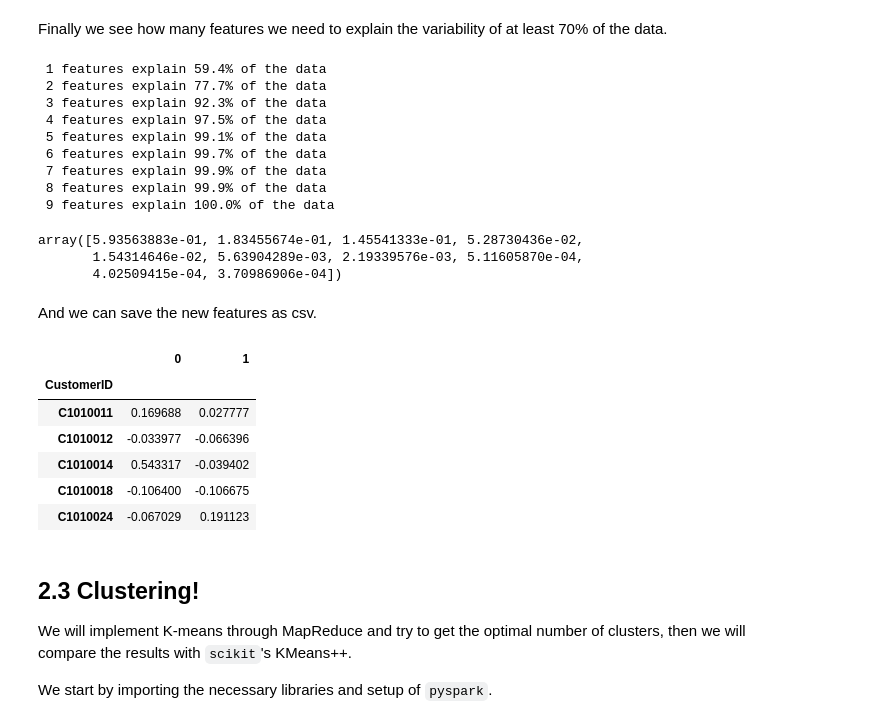
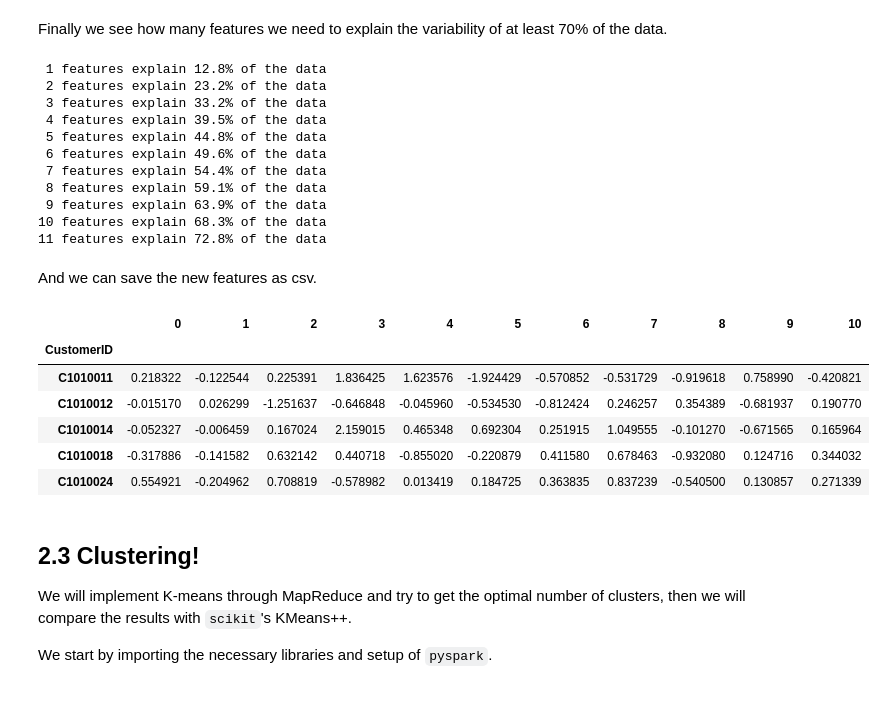
Before and after one commit to Mamiglia/ADM_HW_4, a Jupyter notebook: main.ipynb, the cells around one changed output. Cells and saved outputs as stored; diff of their text form; code cells hidden in the pictures.

```diff
--- a/main.ipynb
+++ b/main.ipynb
@@ -314,6 +334,0 @@ Now we build the Pipeline that will handle our preprocessing, as it can be seen
-# %%
-# categorical = custs.select_dtypes(exclude=['int', 'float']).columns
-# custs[categorical] = custs[categorical].astype('category')
-
-bool_cols = custs.select_dtypes(include=['bool']).columns
-custs[bool_cols] = custs[bool_cols].astype('str')
@@ -355,0 +383,17 @@ Pipeline(steps=[('columntransformer',
+# %%
+# Ordinal w/o location
+preprocess = make_column_transformer(
+    (OrdinalEncoder(
+        handle_unknown='use_encoded_value',
+        unknown_value=-1,
+        # min_frequency=1e-3,
+        ),col_selector(dtype_exclude=np.number)),
+    ('passthrough', col_selector(dtype_include=np.number))
+)
+pipe = make_pipeline(
+    preprocess,
+    MinMaxScaler(),
+    PCA(n_components=10)
+)
+
+pipe.fit(custs.loc[:, custs.columns != 'CleanLocation'])
@@ -357,47 +411,45 @@ Pipeline(steps=[('columntransformer',
 Finally we see how many features we need to explain the variability of at least 70% of the data.
 # %%
 n_features = 0
-pca_variance = pipe.named_steps['incrementalpca'].explained_variance_ratio_
+# pca_variance = pipe.named_steps['pca'].explained_variance_ratio_
+pca_variance = pipe.explained_inertia_
 
-for i in range(1,len(pca_variance)):
+for i in range(1,len(pca_variance)+1):
     variance_explained = pca_variance[:i].sum()
     print(f'{i:2} features explain {round(variance_explained*100,1)}% of the data')
     if n_features == 0 and variance_explained > .7:
         n_features = i
-
-pipe.named_steps['incrementalpca'].explained_variance_ratio_
 # %% [output]
- 1 features explain 59.4% of the data
- 2 features explain 77.7% of the data
- 3 features explain 92.3% of the data
- 4 features explain 97.5% of the data
- 5 features explain 99.1% of the data
- 6 features explain 99.7% of the data
- 7 features explain 99.9% of the data
- 8 features explain 99.9% of the data
- 9 features explain 100.0% of the data
+ 1 features explain 12.8% of the data
+ 2 features explain 23.2% of the data
+ 3 features explain 33.2% of the data
+ 4 features explain 39.5% of the data
+ 5 features explain 44.8% of the data
+ 6 features explain 49.6% of the data
+ 7 features explain 54.4% of the data
+ 8 features explain 59.1% of the data
+ 9 features explain 63.9% of the data
+10 features explain 68.3% of the data
+11 features explain 72.8% of the data
-array([5.93563883e-01, 1.83455674e-01, 1.45541333e-01, 5.28730436e-02,
-       1.54314646e-02, 5.63904289e-03, 2.19339576e-03, 5.11605870e-04,
-       4.02509415e-04, 3.70986906e-04])
 # %% [markdown]
 And we can save the new features as csv.
 # %%
-X = pipe.transform(custs)
+X = famd.transform(custs)
 
 reducted_data = pd.DataFrame(X)
 # Take only most important features
 reducted_data = reducted_data.iloc[:,:n_features]
 reducted_data.index = custs.index
 reducted_data.to_csv('reducted_data.csv')
 reducted_data.head()
 # %% [output]
-|  | 0 | 1 |
-| CustomerID |  |  |
-| C1010011 | 0.169688 | 0.027777 |
-| C1010012 | -0.033977 | -0.066396 |
-| C1010014 | 0.543317 | -0.039402 |
-| C1010018 | -0.106400 | -0.106675 |
-| C1010024 | -0.067029 | 0.191123 |
+|  | 0 | 1 | 2 | 3 | 4 | 5 | 6 | 7 | 8 | 9 | 10 |
+| CustomerID |  |  |  |  |  |  |  |  |  |  |  |
+| C1010011 | 0.218322 | -0.122544 | 0.225391 | 1.836425 | 1.623576 | -1.924429 | -0.570852 | -0.531729 | -0.919618 | 0.758990 | -0.420821 |
+| C1010012 | -0.015170 | 0.026299 | -1.251637 | -0.646848 | -0.045960 | -0.534530 | -0.812424 | 0.246257 | 0.354389 | -0.681937 | 0.190770 |
+| C1010014 | -0.052327 | -0.006459 | 0.167024 | 2.159015 | 0.465348 | 0.692304 | 0.251915 | 1.049555 | -0.101270 | -0.671565 | 0.165964 |
+| C1010018 | -0.317886 | -0.141582 | 0.632142 | 0.440718 | -0.855020 | -0.220879 | 0.411580 | 0.678463 | -0.932080 | 0.124716 | 0.344032 |
+| C1010024 | 0.554921 | -0.204962 | 0.708819 | -0.578982 | 0.013419 | 0.184725 | 0.363835 | 0.837239 | -0.540500 | 0.130857 | 0.271339 |
 # %% [markdown]
 ## 2.3 Clustering!
 We will implement K-means through MapReduce and try to get the optimal number of clusters, then we will compare the results with `scikit`'s KMeans++.
```
Also changed, not shown: parts of 13 cells of this notebook.
